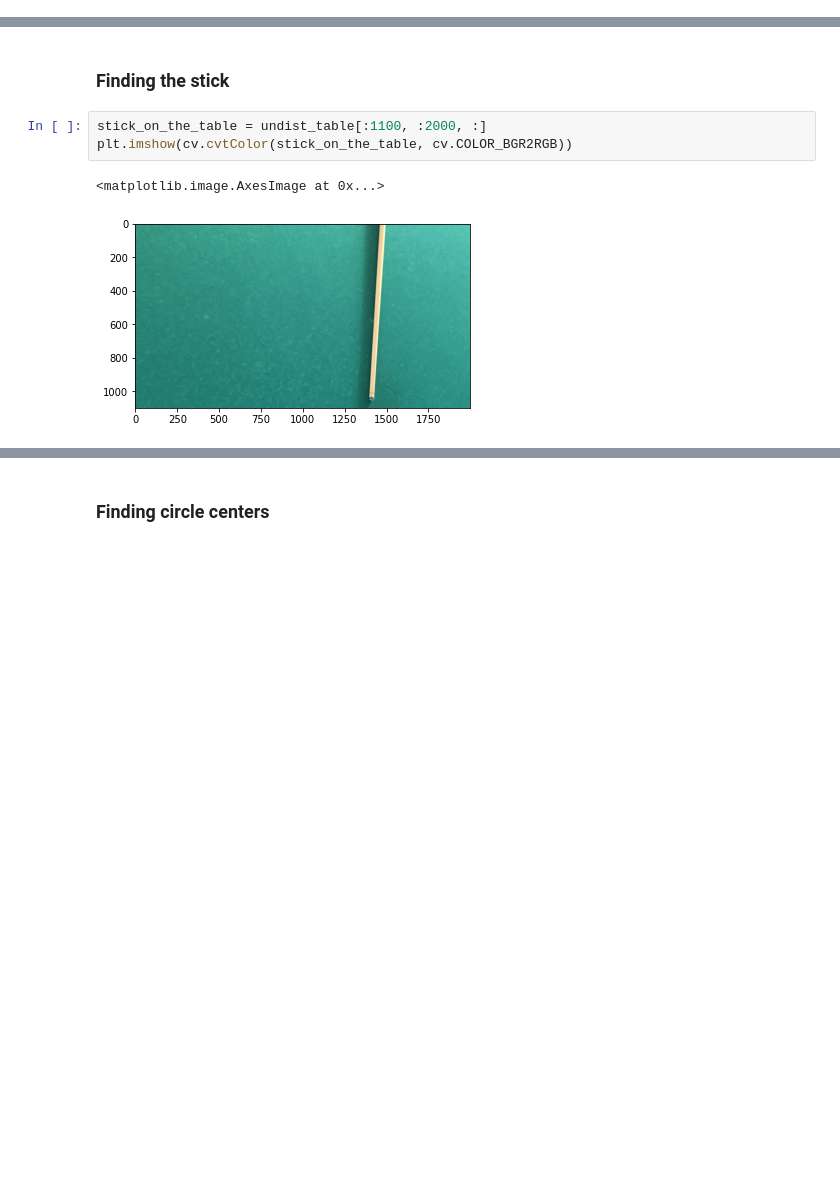
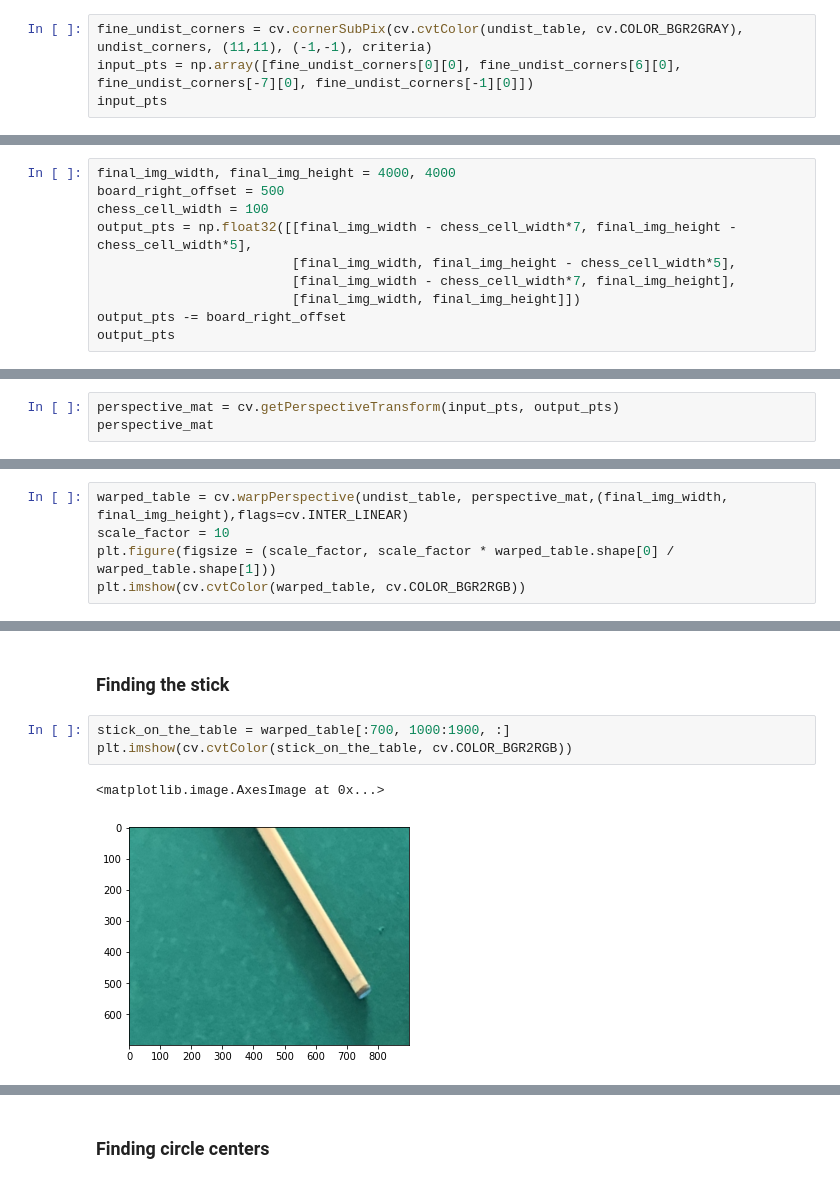
Before and after one commit to RukhovichIV/nnsu_cv_2021_fall, a Jupyter notebook: bonus_2.ipynb, the cells around one changed output, grey strips where cells are left out. Saved outputs shown, nothing was run; the diff lists cells and outputs as text; blank space fills up the shorter version.

Commit message:
bonus 2. Perspective view

```diff
--- a/bonus_2.ipynb
+++ b/bonus_2.ipynb
@@ -60,0 +70,4 @@ plt.imshow(cv.cvtColor(undist_table, cv.COLOR_BGR2RGB))
+# %%
+fine_undist_corners = cv.cornerSubPix(cv.cvtColor(undist_table, cv.COLOR_BGR2GRAY), undist_corners, (11,11), (-1,-1), criteria)
+input_pts = np.array([fine_undist_corners[0][0], fine_undist_corners[6][0], fine_undist_corners[-7][0], fine_undist_corners[-1][0]])
+input_pts
@@ -60,0 +79,10 @@ plt.imshow(cv.cvtColor(undist_table, cv.COLOR_BGR2RGB))
+# %%
+final_img_width, final_img_height = 4000, 4000
+board_right_offset = 500
+chess_cell_width = 100
+output_pts = np.float32([[final_img_width - chess_cell_width*7, final_img_height - chess_cell_width*5],
+                         [final_img_width, final_img_height - chess_cell_width*5],
+                         [final_img_width - chess_cell_width*7, final_img_height],
+                         [final_img_width, final_img_height]])
+output_pts -= board_right_offset
+output_pts
@@ -60,0 +94,3 @@ plt.imshow(cv.cvtColor(undist_table, cv.COLOR_BGR2RGB))
+# %%
+perspective_mat = cv.getPerspectiveTransform(input_pts, output_pts)
+perspective_mat
@@ -60,0 +101,5 @@ plt.imshow(cv.cvtColor(undist_table, cv.COLOR_BGR2RGB))
+# %%
+warped_table = cv.warpPerspective(undist_table, perspective_mat,(final_img_width, final_img_height),flags=cv.INTER_LINEAR)
+scale_factor = 10
+plt.figure(figsize = (scale_factor, scale_factor * warped_table.shape[0] / warped_table.shape[1]))
+plt.imshow(cv.cvtColor(warped_table, cv.COLOR_BGR2RGB))
@@ -61,9 +126,9 @@ plt.imshow(cv.cvtColor(undist_table, cv.COLOR_BGR2RGB))
 # %% [markdown]
 ### Finding the stick
 # %%
-stick_on_the_table = undist_table[:1100, :2000, :]
+stick_on_the_table = warped_table[:700, 1000:1900, :]
 plt.imshow(cv.cvtColor(stick_on_the_table, cv.COLOR_BGR2RGB))
 # %% [output]
 <matplotlib.image.AxesImage at 0x...>
-[figure, old version]
+[figure, new version]
 # %%
```
Also changed, not shown: parts of 26 cells of this notebook.
